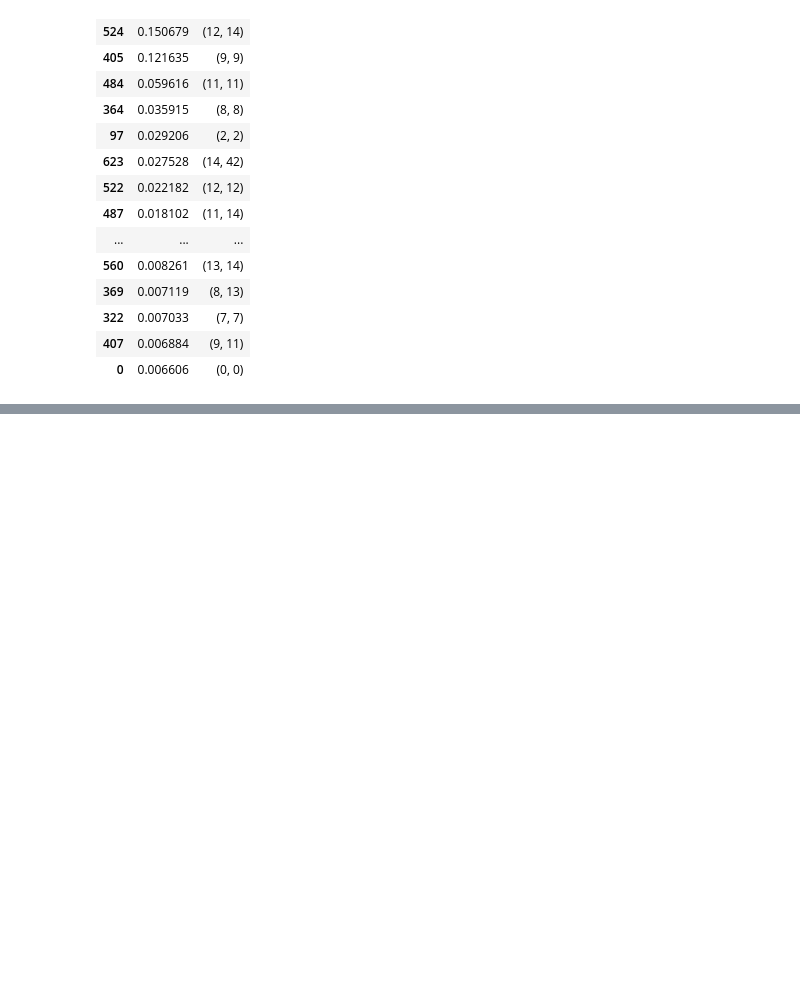
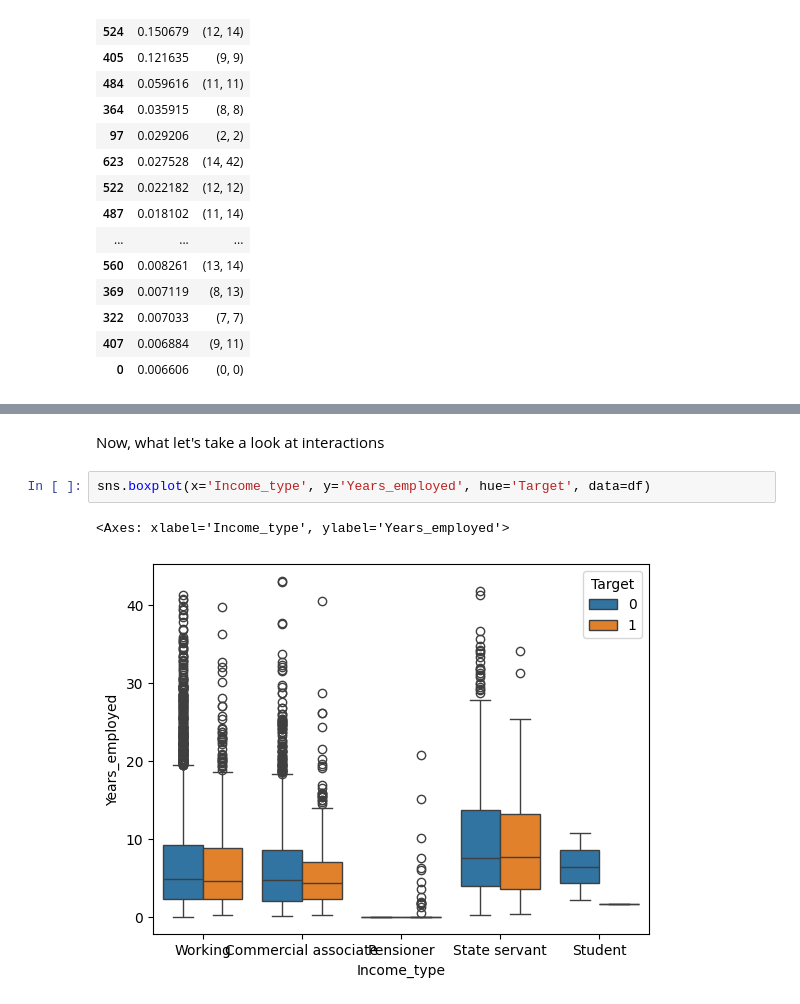
Before and after one commit to NIGHTF1RE/NaturalLanguageProcessing, a Jupyter notebook: One-Shot Notebooks/Credit Card Eligibility/Credit Card Eligibility.ipynb, the cells around one changed output, grey strips where cells are left out. Drawn from its saved outputs; the diff is of its cells as text; blank space fills up the shorter version.

```diff
--- a/One-Shot Notebooks/Credit Card Eligibility/Credit Card Eligibility.ipynb
+++ b/One-Shot Notebooks/Credit Card Eligibility/Credit Card Eligibility.ipynb
@@ -485,0 +496,7 @@ With this, we have a much more intricate work around around interactions in our
+# %% [markdown]
+Now, what let's take a look at interactions
+# %%
+sns.boxplot(x='Income_type', y='Years_employed', hue='Target', data=df)
+# %% [output]
+<Axes: xlabel='Income_type', ylabel='Years_employed'>
+[figure, added]
```
Also changed, not shown: parts of 32 cells of this notebook, 9 other files.
